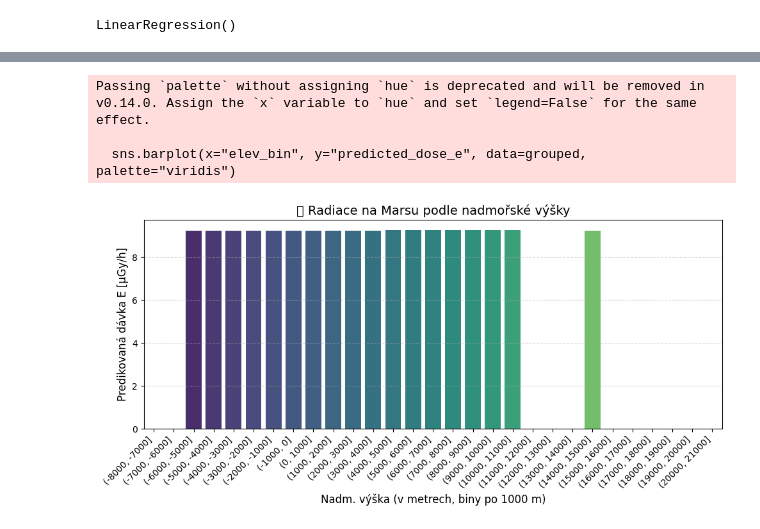
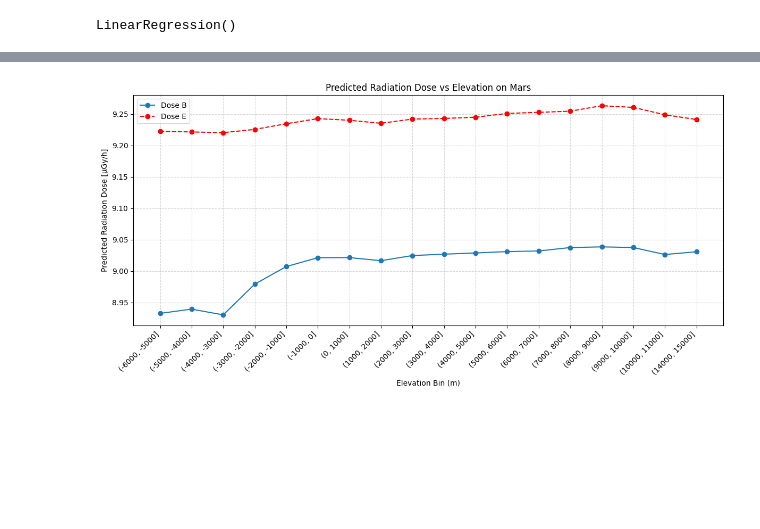
Before and after one commit to markeetas/Projekt_DA_DATA_2025, a Jupyter notebook: Models/mars_radiation2.ipynb, the cells around one changed output, grey strips where cells are left out. Drawn from its saved outputs; the diff is of its cells as text; code cells hidden in the pictures; blank space fills up the shorter version.

```diff
--- a/Models/mars_radiation2.ipynb
+++ b/Models/mars_radiation2.ipynb
@@ -53,20 +53,36 @@ R² on test: 0.677
 # %%
-df["elev_bin"] = pd.cut(df["elevation_m"], bins=range(-8000, 22000, 1000))
+# Create elevation bins (e.g. every 1000 meters)
+df["elev_bin"] = pd.cut(df["elevation_m"], bins=range(-8000, 24000, 1000))
 # %%
-grouped = df.groupby("elev_bin")[["predicted_dose_e"]].mean().reset_index()
+# Calculate average predicted doses for each elevation band
+grouped = df.groupby("elev_bin", observed=True)[["predicted_dose_b", "predicted_dose_e"]].mean().reset_index()
 # %%
-plt.figure(figsize=(10, 5))
-sns.barplot(x="elev_bin", y="predicted_dose_e", data=grouped, palette="viridis")
+# Convert elevation bins to string labels for plotting
+x_labels = grouped["elev_bin"].astype(str)
 
+# Create the plot
+plt.figure(figsize=(12, 6))
+
+# Plot predicted Dose B (solid line)
+plt.plot(x_labels, grouped["predicted_dose_b"], marker='o', linestyle='-', label="Dose B")
+
+# Plot predicted Dose E (dashed line)
+plt.plot(x_labels, grouped["predicted_dose_e"], marker='o', linestyle='--', label="Dose E", color='red')
+
+# Axis and title configuration
+plt.xlabel("Elevation Bin (m)")
+plt.ylabel("Predicted Radiation Dose [µGy/h]")
+plt.title("Predicted Radiation Dose vs Elevation on Mars")
+
+# Rotate x-axis labels for readability
 plt.xticks(rotation=45, ha="right")
-plt.xlabel("Nadm. výška (v metrech, biny po 1000 m)", fontsize=12)
-plt.ylabel("Predikovaná dávka E [µGy/h]", fontsize=12)
-plt.title("🪐 Radiace na Marsu podle nadmořské výšky", fontsize=14)
-plt.grid(True, axis='y', linestyle='--', alpha=0.5)
+
+# Add grid and legend
+plt.grid(True, linestyle="--", alpha=0.5)
+plt.legend()
+
+# Adjust layout and show the figure
 plt.tight_layout()
 plt.show()
 # %% [output]
-Passing `palette` without assigning `hue` is deprecated and will be removed in v0.14.0. Assign the `x` variable to `hue` and set `legend=False` for the same effect.
-
-  sns.barplot(x="elev_bin", y="predicted_dose_e", data=grouped, palette="viridis")
-[figure, old version]
+[figure, new version]
```
Also changed, not shown: parts of 1 cell of this notebook.
